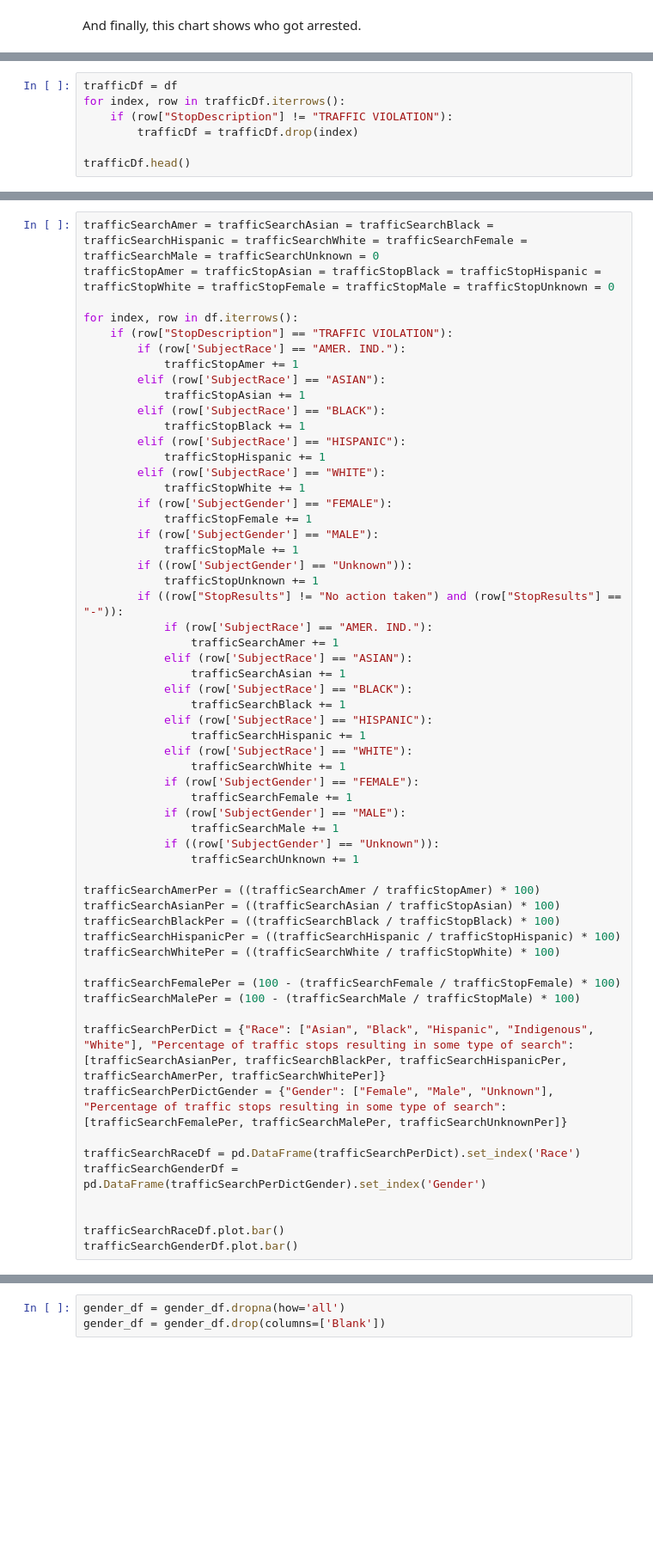
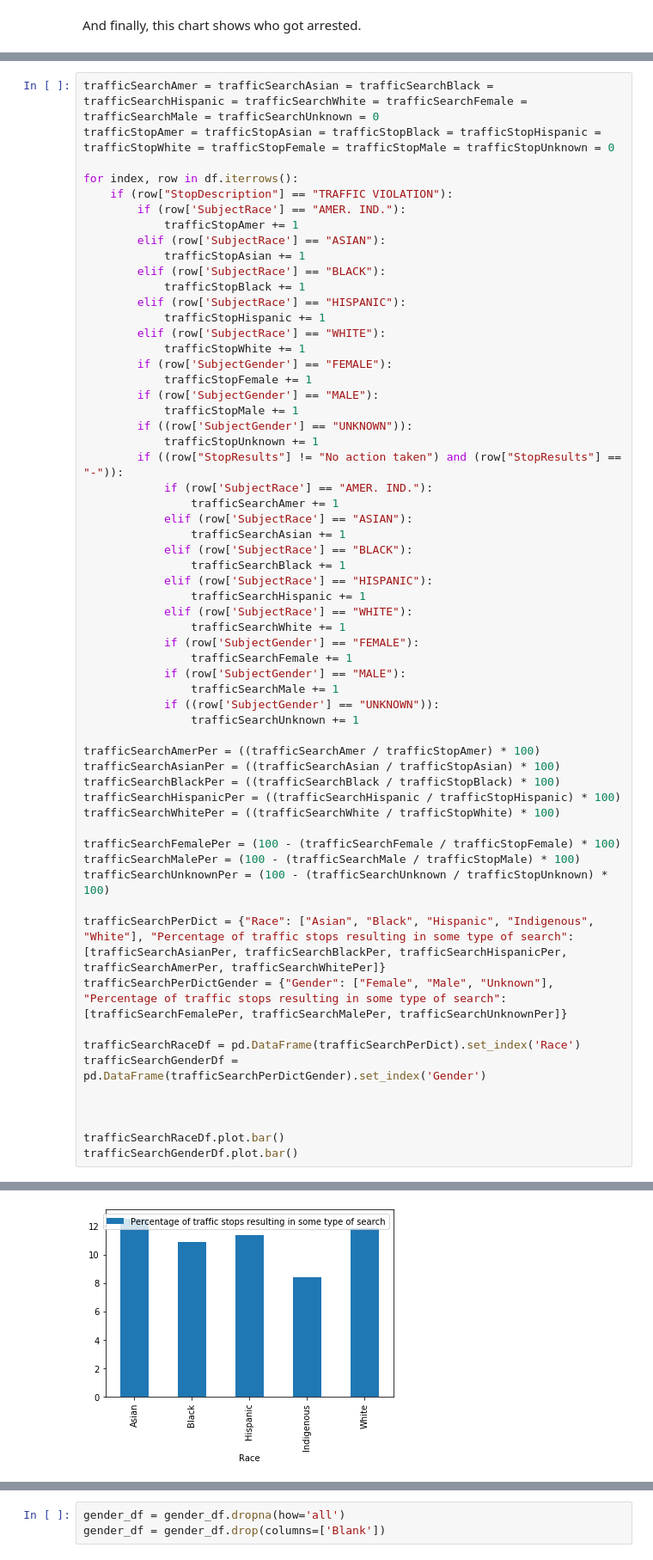
Before and after one commit to Icasas101/FinalDSTutorial, a Jupyter notebook: Final DS Tutorial.ipynb, the cells around one changed output, grey strips where cells are left out. Shown: that part at 86% size. Saved outputs shown, nothing was run; the diff lists cells and outputs as text; blank space fills up the shorter version.

```diff
--- a/Final DS Tutorial.ipynb
+++ b/Final DS Tutorial.ipynb
@@ -718,10 +785,3 @@ arrestGenderDf.plot.bar()
 <matplotlib.axes._subplots.AxesSubplot at 0x...>
 [figure]
 [figure]
-# %%
-trafficDf = df
-for index, row in trafficDf.iterrows():
-    if (row["StopDescription"] != "TRAFFIC VIOLATION"):
-        trafficDf = trafficDf.drop(index)
-
-trafficDf.head()
@@ -747,7 +807,7 @@ for index, row in df.iterrows():
             trafficStopFemale += 1
         if (row['SubjectGender'] == "MALE"):
             trafficStopMale += 1
-        if ((row['SubjectGender'] == "Unknown")):
+        if ((row['SubjectGender'] == "UNKNOWN")):
             trafficStopUnknown += 1
         if ((row["StopResults"] != "No action taken") and (row["StopResults"] == "-")):
             if (row['SubjectRace'] == "AMER. IND."):
@@ -764,7 +824,7 @@ for index, row in df.iterrows():
                 trafficSearchFemale += 1
             if (row['SubjectGender'] == "MALE"):
                 trafficSearchMale += 1
-            if ((row['SubjectGender'] == "Unknown")):
+            if ((row['SubjectGender'] == "UNKNOWN")):
                 trafficSearchUnknown += 1
 
 trafficSearchAmerPer = ((trafficSearchAmer / trafficStopAmer) * 100)
@@ -775,6 +835,7 @@ trafficSearchWhitePer = ((trafficSearchWhite / trafficStopWhite) * 100)
 
 trafficSearchFemalePer = (100 - (trafficSearchFemale / trafficStopFemale) * 100)
 trafficSearchMalePer = (100 - (trafficSearchMale / trafficStopMale) * 100)
+trafficSearchUnknownPer = (100 - (trafficSearchUnknown / trafficStopUnknown) * 100)
 
 trafficSearchPerDict = {"Race": ["Asian", "Black", "Hispanic", "Indigenous", "White"], "Percentage of traffic stops resulting in some type of search": [trafficSearchAsianPer, trafficSearchBlackPer, trafficSearchHispanicPer, trafficSearchAmerPer, trafficSearchWhitePer]}
 trafficSearchPerDictGender = {"Gender": ["Female", "Male", "Unknown"], "Percentage of traffic stops resulting in some type of search": [trafficSearchFemalePer, trafficSearchMalePer, trafficSearchUnknownPer]}
@@ -783,5 +844,7 @@ trafficSearchRaceDf = pd.DataFrame(trafficSearchPerDict).set_index('Race')
 trafficSearchGenderDf = pd.DataFrame(trafficSearchPerDictGender).set_index('Gender')
 
 
+
 trafficSearchRaceDf.plot.bar()
 trafficSearchGenderDf.plot.bar()
+# %% [output]
@@ -787,0 +852 @@ trafficSearchGenderDf.plot.bar()
+[figure, added]
```
Also changed, not shown: parts of 43 cells of this notebook, 1 other file.
